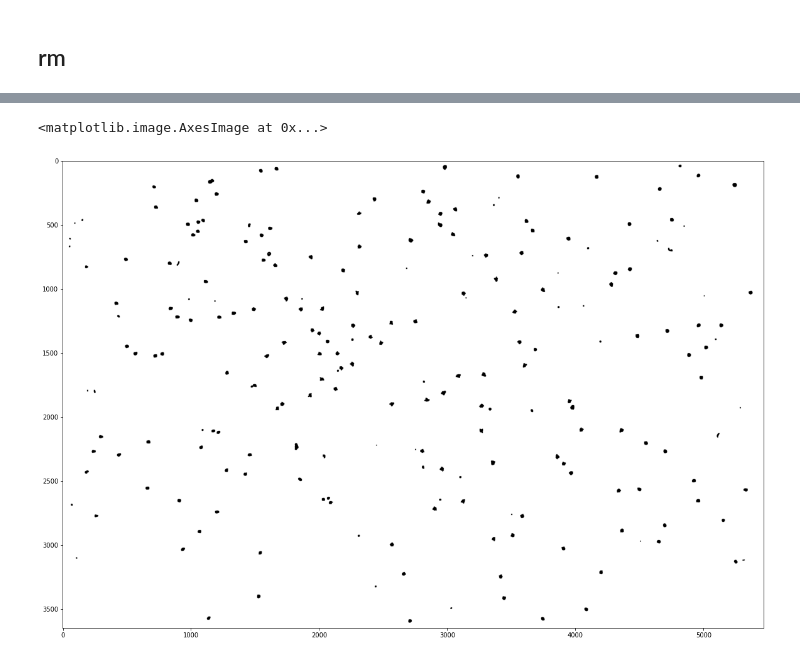
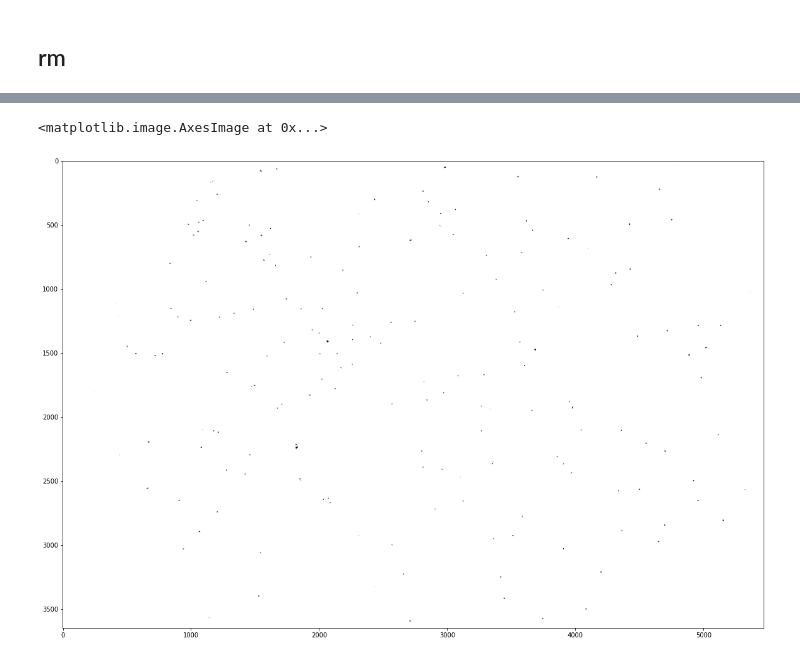
Before and after one commit to Abner0627/IPRV_Barcode-Beads-Detection, a Jupyter notebook: ipynb/main_hand_craft.ipynb, the cells around one changed output, grey strips where cells are left out. Cells and saved outputs as stored; diff of their text form; code cells hidden in the pictures.

```diff
--- a/ipynb/main_hand_craft.ipynb
+++ b/ipynb/main_hand_craft.ipynb
@@ -69,8 +69,8 @@ def _adpt_thold(image, kernel_size, c):
     img_adpt_thold = np.less(image, thold)
     return img_adpt_thold
 # %%
-dP = './img'
-sP = './result'
+dP = '../img'
+sP = '../result'
 # %%
 datalist = os.listdir(dP)
 img_f = datalist[0]
@@ -96,7 +96,7 @@ plt.imshow(img_cv, cmap='gray')
 # %% [markdown]
 ## adpt_thold
 # %%
-img_adpt_thold = _adpt_thold(img_cv, kernel_size=111, c=3)
+img_adpt_thold = _adpt_thold(img_cv, kernel_size=51, c=5)
 
 fig = plt.figure(figsize=(20, 20))
 plt.imshow(img_adpt_thold, cmap='gray')
@@ -106,6 +106,7 @@ plt.imshow(img_adpt_thold, cmap='gray')
 # %%
-k = np.ones((5, 5))
+k = np.ones((3, 3))
 img_e = _erosion(img_adpt_thold, k)
+img_e = _erosion(img_e, k)
 
 fig = plt.figure(figsize=(20, 20))
 plt.imshow(img_e, cmap='gray')
@@ -138,8 +133,8 @@ plt.imshow(img_d, cmap='gray')
 # %%
-result = (~img_d.astype(bool)) * 255
+result = (~img_e.astype(bool)) * 255
 
 fig = plt.figure(figsize=(20, 20))
 plt.imshow(result, cmap='gray')
 # %% [output]
 <matplotlib.image.AxesImage at 0x...>
-[figure, old version]
+[figure, new version]
```
Also changed, not shown: parts of 5 cells of this notebook, 5 other files.
